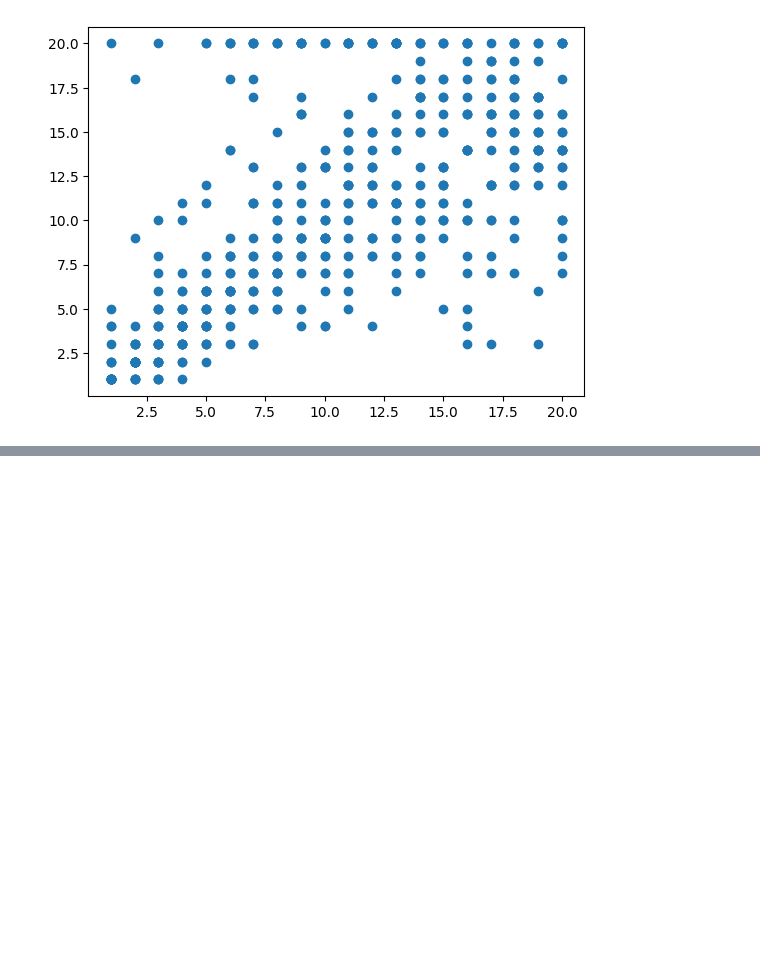
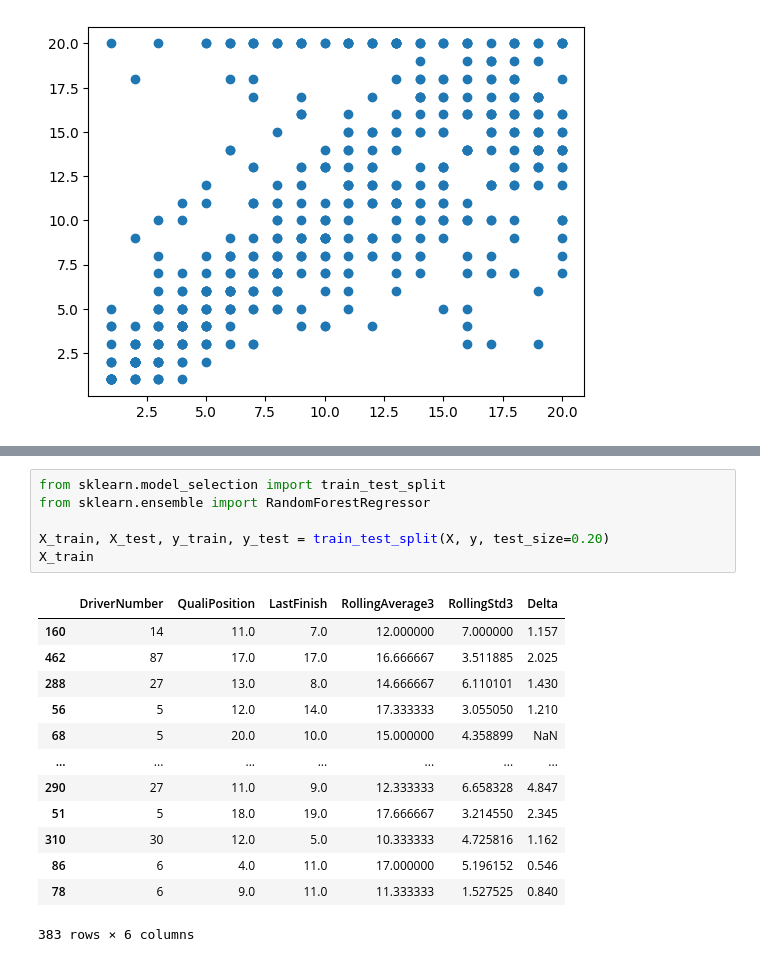
Before and after one commit to jifor/F1-Prediction-Project, a Jupyter notebook: model_testing.ipynb, the cells around one changed output, grey strips where cells are left out. Saved outputs shown, nothing was run; the diff lists cells and outputs as text; blank space fills up the shorter version.

```diff
--- a/model_testing.ipynb
+++ b/model_testing.ipynb
@@ -634,0 +713,20 @@ plt.scatter(df2['Position_y'], df2['Position_x'])
+# %%
+from sklearn.model_selection import train_test_split
+from sklearn.ensemble import RandomForestRegressor
+
+X_train, X_test, y_train, y_test = train_test_split(X, y, test_size=0.20)
+X_train
+# %% [output]
+|  | DriverNumber | QualiPosition | LastFinish | RollingAverage3 | RollingStd3 | Delta |
+| 160 | 14 | 11.0 | 7.0 | 12.000000 | 7.000000 | 1.157 |
+| 462 | 87 | 17.0 | 17.0 | 16.666667 | 3.511885 | 2.025 |
+| 288 | 27 | 13.0 | 8.0 | 14.666667 | 6.110101 | 1.430 |
+| 56 | 5 | 12.0 | 14.0 | 17.333333 | 3.055050 | 1.210 |
+| 68 | 5 | 20.0 | 10.0 | 15.000000 | 4.358899 | NaN |
+| ... | ... | ... | ... | ... | ... | ... |
+| 290 | 27 | 11.0 | 9.0 | 12.333333 | 6.658328 | 4.847 |
+| 51 | 5 | 18.0 | 19.0 | 17.666667 | 3.214550 | 2.345 |
+| 310 | 30 | 12.0 | 5.0 | 10.333333 | 4.725816 | 1.162 |
+| 86 | 6 | 4.0 | 11.0 | 17.000000 | 5.196152 | 0.546 |
+| 78 | 6 | 9.0 | 11.0 | 11.333333 | 1.527525 | 0.840 |
+383 rows × 6 columns
```
Also changed, not shown: parts of 9 cells of this notebook.
